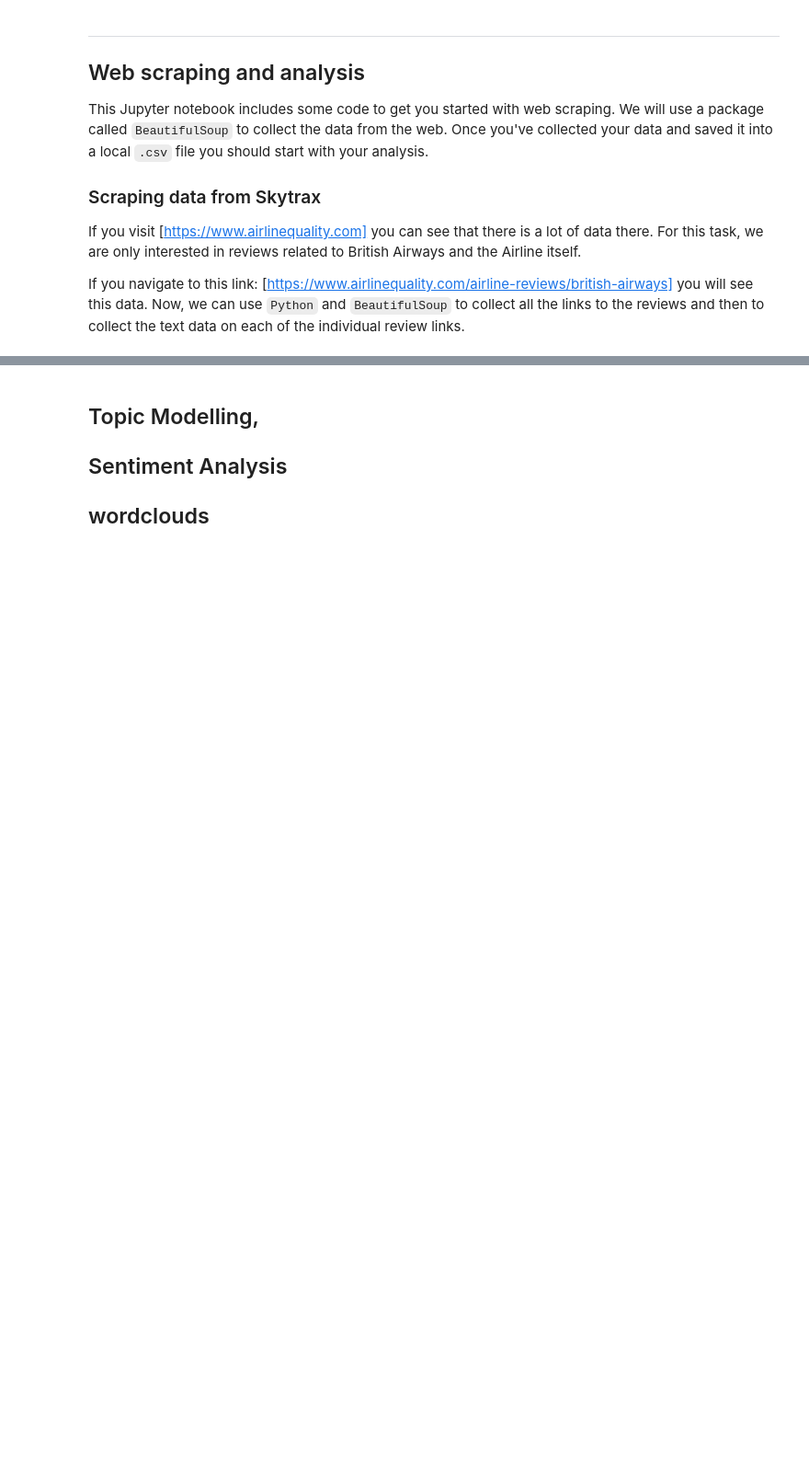
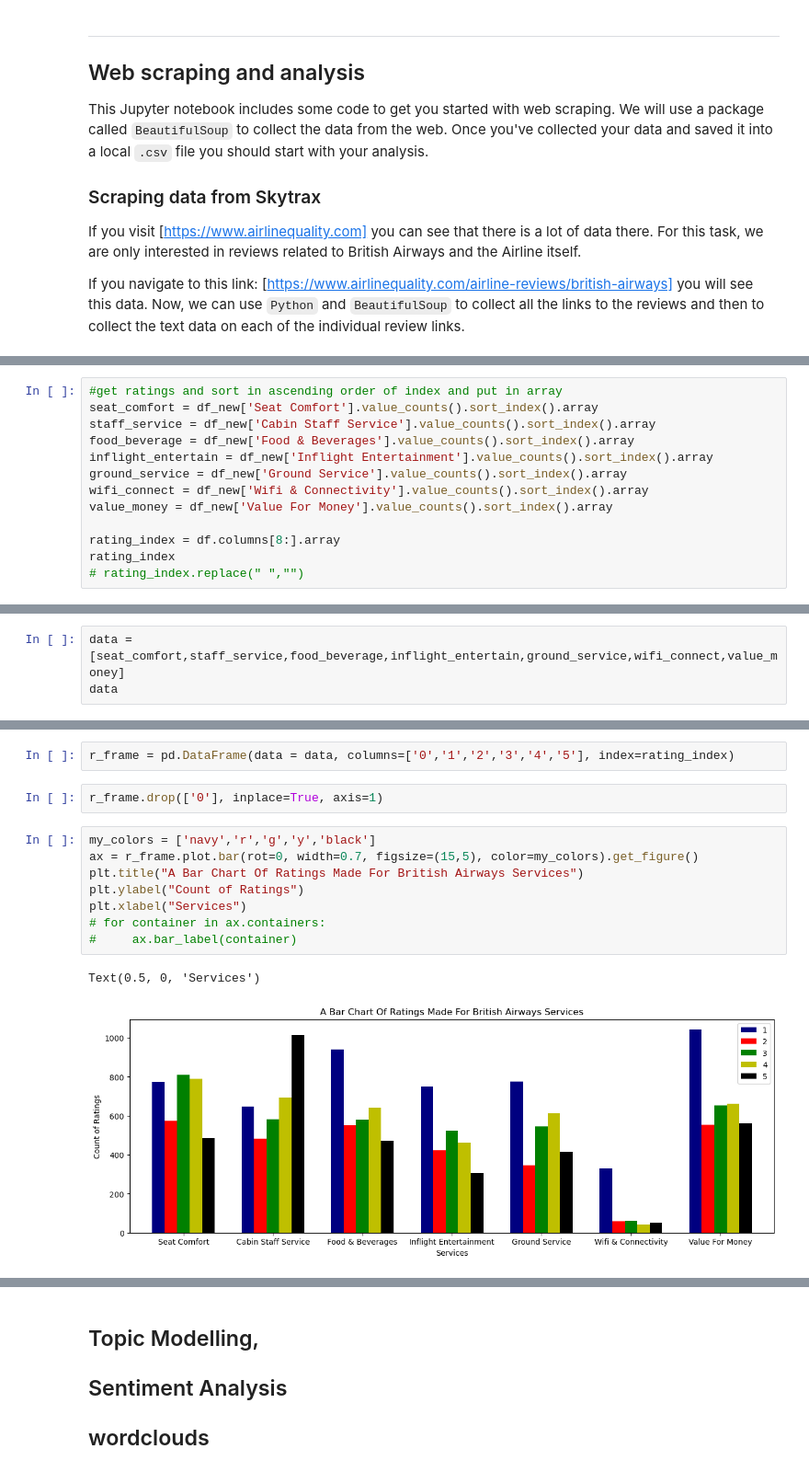
Before and after one commit to grooveyman/british_airways, a Jupyter notebook: getting_started.ipynb, the cells around one changed output, grey strips where cells are left out. Shown at 92% size. Saved outputs shown, nothing was run; the diff lists cells and outputs as text; blank space fills up the shorter version.

Commit message:
wrangled and visualized one

```diff
--- a/getting_started.ipynb
+++ b/getting_started.ipynb
@@ -119,0 +289,13 @@ df['reviews'] = df['reviews'].apply(lambda x:x.split("|")[1])
+# %%
+#get ratings and sort in ascending order of index and put in array
+seat_comfort = df_new['Seat Comfort'].value_counts().sort_index().array
+staff_service = df_new['Cabin Staff Service'].value_counts().sort_index().array
+food_beverage = df_new['Food & Beverages'].value_counts().sort_index().array
+inflight_entertain = df_new['Inflight Entertainment'].value_counts().sort_index().array
+ground_service = df_new['Ground Service'].value_counts().sort_index().array
+wifi_connect = df_new['Wifi & Connectivity'].value_counts().sort_index().array
+value_money = df_new['Value For Money'].value_counts().sort_index().array
+
+rating_index = df.columns[8:].array
+rating_index
+# rating_index.replace(" ","")
@@ -119,0 +308,3 @@ df['reviews'] = df['reviews'].apply(lambda x:x.split("|")[1])
+# %%
+data = [seat_comfort,staff_service,food_beverage,inflight_entertain,ground_service,wifi_connect,value_money]
+data
@@ -119,0 +329,15 @@ df['reviews'] = df['reviews'].apply(lambda x:x.split("|")[1])
+# %%
+r_frame = pd.DataFrame(data = data, columns=['0','1','2','3','4','5'], index=rating_index)
+# %%
+r_frame.drop(['0'], inplace=True, axis=1)
+# %%
+my_colors = ['navy','r','g','y','black']
+ax = r_frame.plot.bar(rot=0, width=0.7, figsize=(15,5), color=my_colors).get_figure()
+plt.title("A Bar Chart Of Ratings Made For British Airways Services")
+plt.ylabel("Count of Ratings")
+plt.xlabel("Services")
+# for container in ax.containers:
+#     ax.bar_label(container)
+# %% [output]
+Text(0.5, 0, 'Services')
+[figure, added]
```
Also changed, not shown: parts of 33 cells of this notebook, 3 other files.
